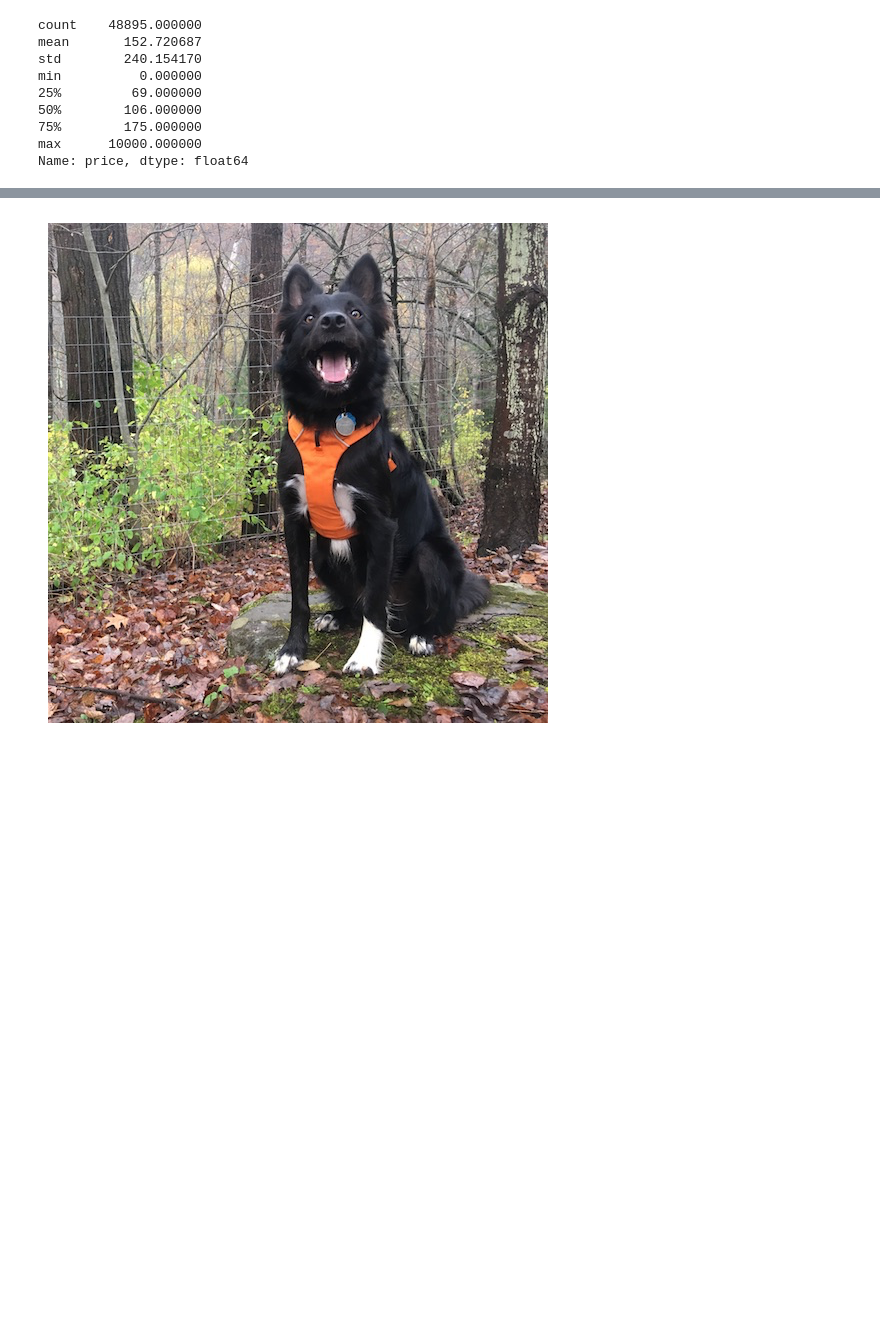
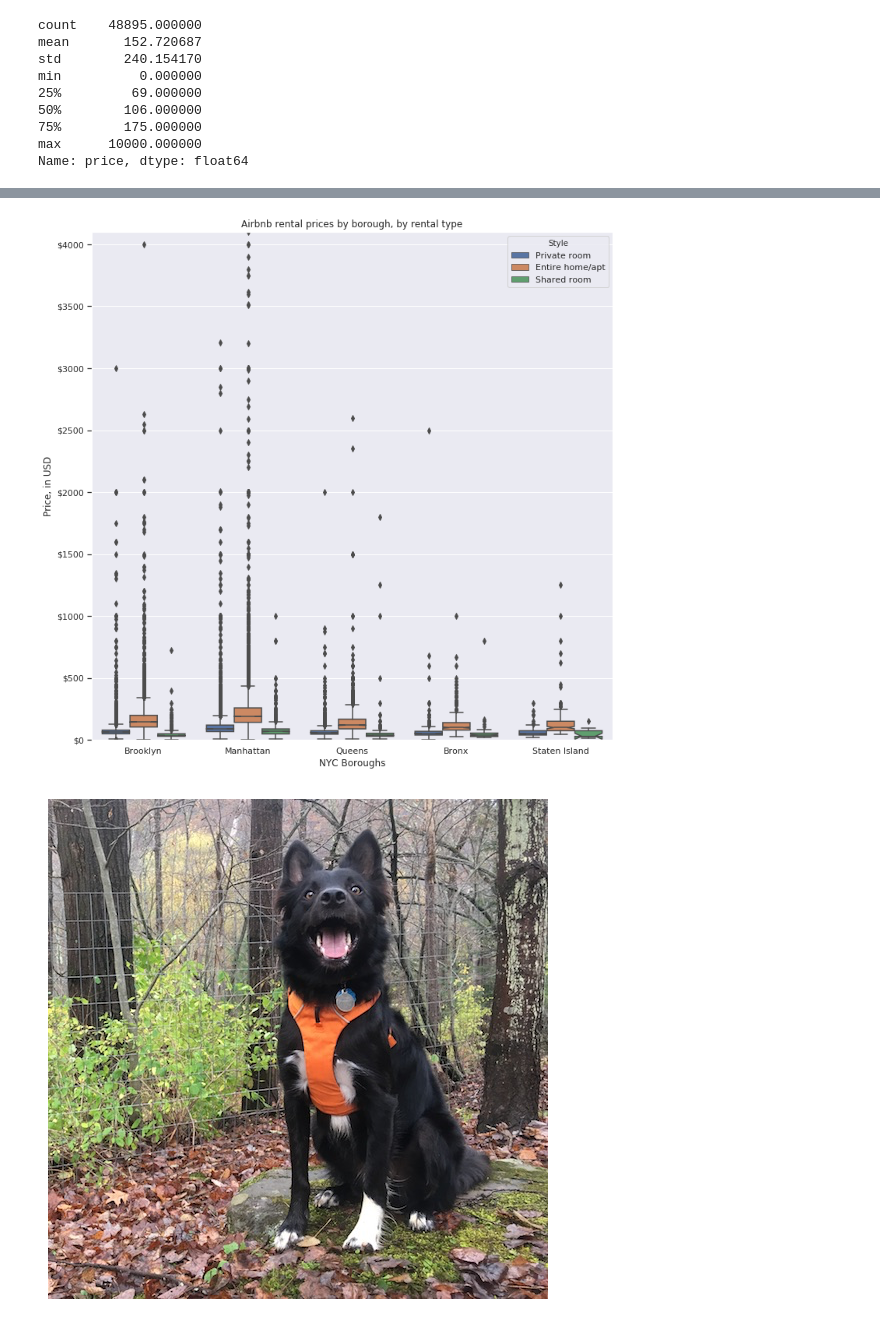
Before and after one commit to rselent/this_was_a_test, a Jupyter notebook: build1_Airbnb_in_nyc.ipynb, the cells around one changed output, grey strips where cells are left out. Drawn from its saved outputs; the diff is of its cells as text; code cells hidden in the pictures; blank space fills up the shorter version.

```diff
--- a/build1_Airbnb_in_nyc.ipynb
+++ b/build1_Airbnb_in_nyc.ipynb
@@ -178,3 +209,8 @@ nycPricePlot( wtf1, 'room_type',
+# %%
+nycPriceBars( df1, 'Style',
+             "Airbnb rental prices by borough, by rental type")
+# %% [output]
+[figure, added]
 # %%
 sns.dogplot()
 # %% [output]
```
Also changed, not shown: parts of 6 cells of this notebook.
